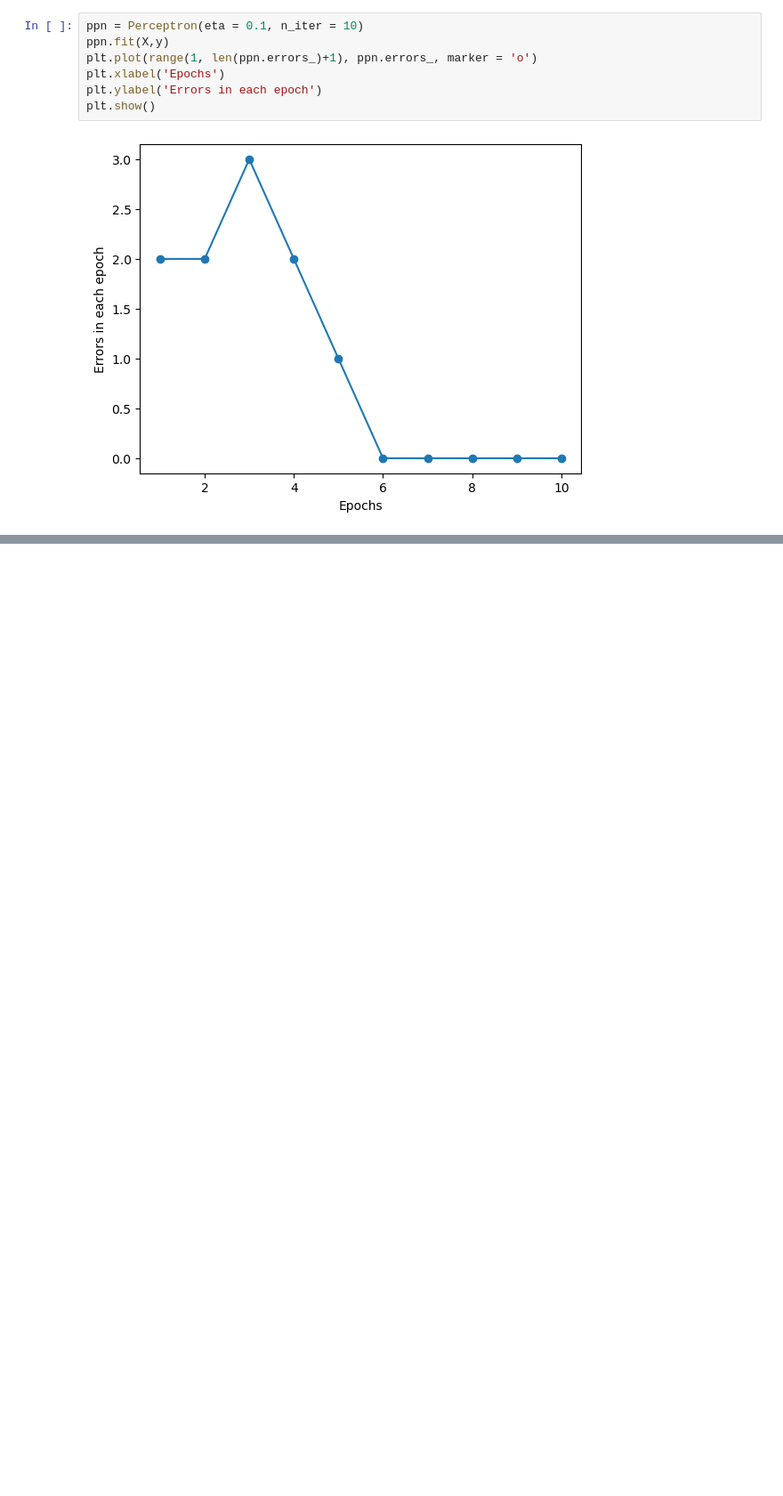
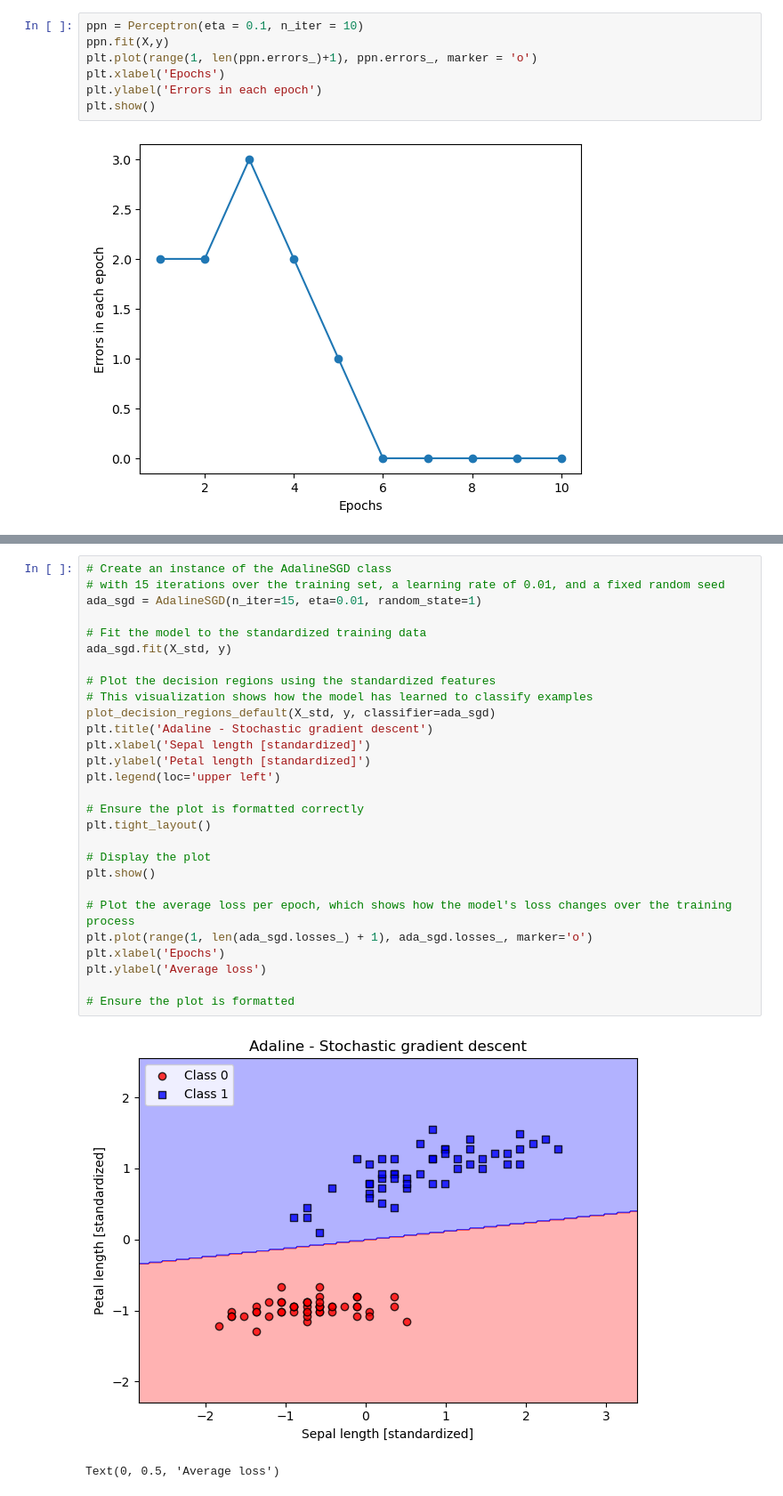
Before and after one commit to qiaozaiwenxi/Machine-Learning-Jupyter-Notebook, a Jupyter notebook: Machine Learning Notebook.ipynb, the cells around one changed output, grey strips where cells are left out. Shown at 89% size. Saved outputs shown, nothing was run; the diff lists cells and outputs as text; blank space fills up the shorter version.

```diff
--- a/Machine Learning Notebook.ipynb
+++ b/Machine Learning Notebook.ipynb
@@ -299,0 +686,31 @@ fig.show()
+# %%
+# Create an instance of the AdalineSGD class
+# with 15 iterations over the training set, a learning rate of 0.01, and a fixed random seed
+ada_sgd = AdalineSGD(n_iter=15, eta=0.01, random_state=1)
+
+# Fit the model to the standardized training data
+ada_sgd.fit(X_std, y)
+
+# Plot the decision regions using the standardized features
+# This visualization shows how the model has learned to classify examples
+plot_decision_regions_default(X_std, y, classifier=ada_sgd)
+plt.title('Adaline - Stochastic gradient descent')
+plt.xlabel('Sepal length [standardized]')
+plt.ylabel('Petal length [standardized]')
+plt.legend(loc='upper left')
+
+# Ensure the plot is formatted correctly
+plt.tight_layout()
+
+# Display the plot
+plt.show()
+
+# Plot the average loss per epoch, which shows how the model's loss changes over the training process
+plt.plot(range(1, len(ada_sgd.losses_) + 1), ada_sgd.losses_, marker='o')
+plt.xlabel('Epochs')
+plt.ylabel('Average loss')
+
+# Ensure the plot is formatted
+# %% [output]
+[figure, added]
+Text(0, 0.5, 'Average loss')
```
Also changed, not shown: parts of 10 cells of this notebook.
